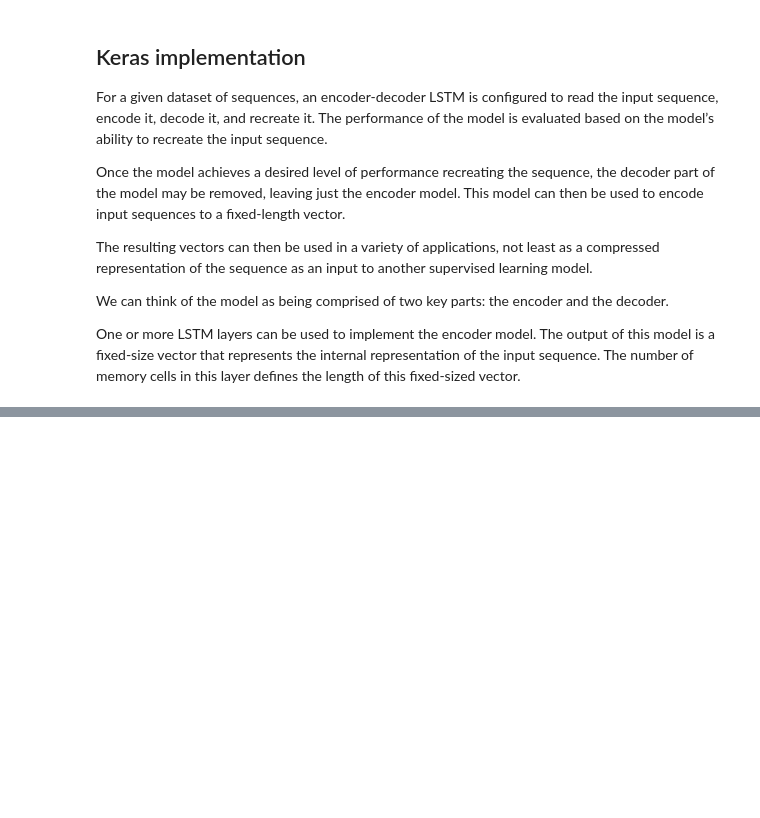
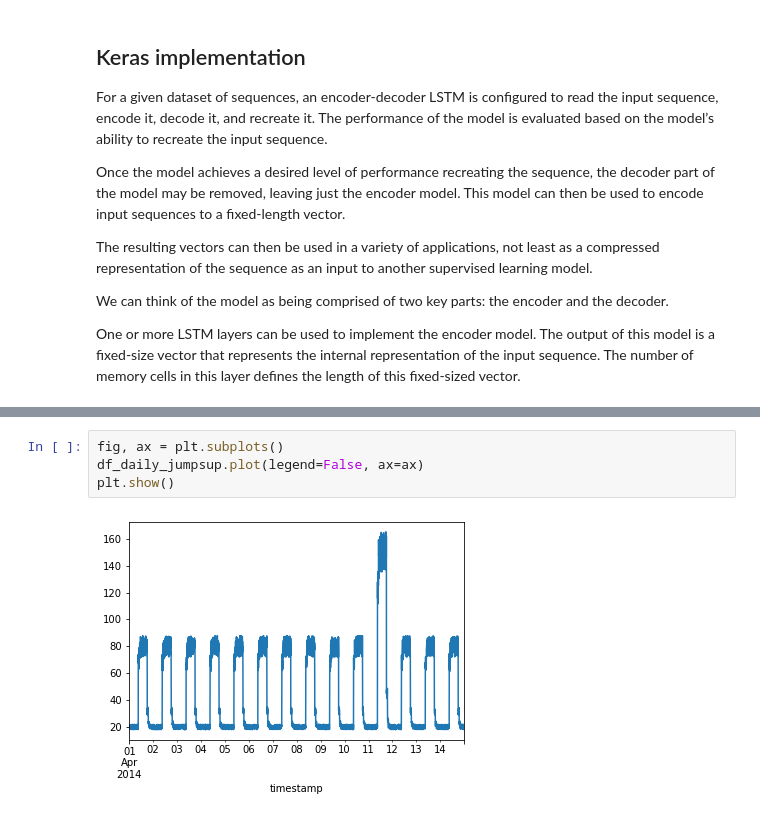
Before and after one commit to LeoBaro/Real-Time-Anomaly-Detection-of-Gamma-Ray-Bursts-for-the-Cherenkov-Telescope-Array, a Jupyter notebook: rtapipe/analysis/lstm.ipynb, the cells around one changed output, grey strips where cells are left out. Drawn from its saved outputs; the diff is of its cells as text; blank space fills up the shorter version.

```diff
--- a/rtapipe/analysis/lstm.ipynb
+++ b/rtapipe/analysis/lstm.ipynb
@@ -57,0 +107,6 @@ array([[[0.1],
+# %%
+fig, ax = plt.subplots()
+df_daily_jumpsup.plot(legend=False, ax=ax)
+plt.show()
+# %% [output]
+[figure, added]
```
Also changed, not shown: parts of 35 cells of this notebook, 3 other files.
